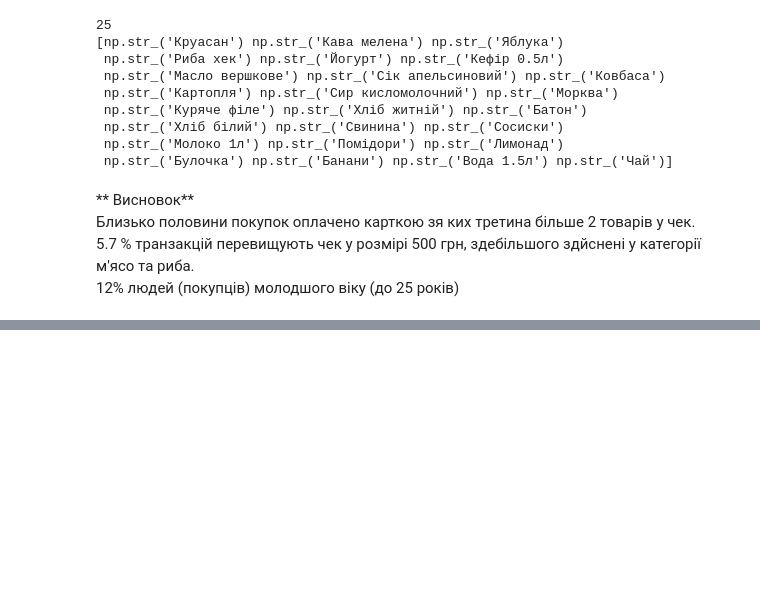
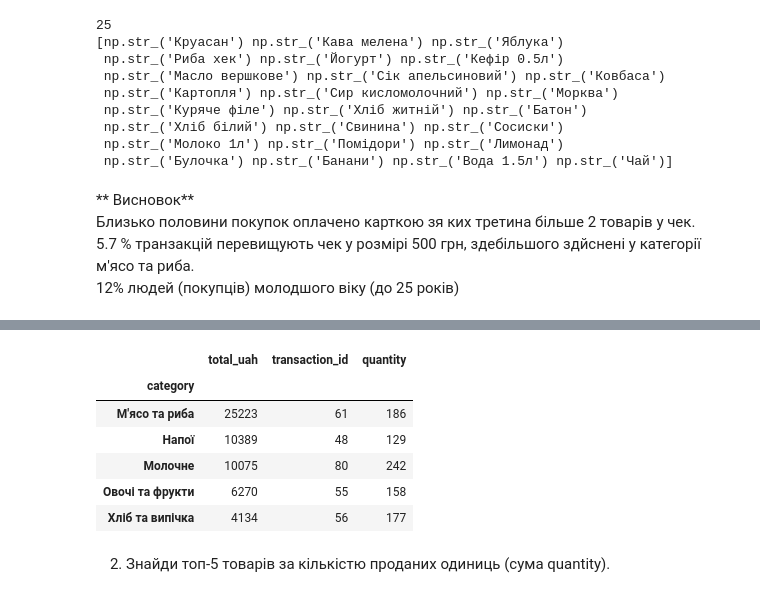
Before and after one commit to rudmaxx/DTA_Python, a Jupyter notebook: project_store_sales_analysis/store_sales_analysis.ipynb, the cells around one changed output, grey strips where cells are left out. Cells and saved outputs as stored; diff of their text form; code cells hidden in the pictures; blank space fills up the shorter version.

```diff
--- a/project_store_sales_analysis/store_sales_analysis.ipynb
+++ b/project_store_sales_analysis/store_sales_analysis.ipynb
@@ -362,0 +379,17 @@ print(pr_unique)
+# %%
+df.groupby("category").agg({
+    "total_uah" : "sum",
+    "transaction_id" : "count",
+    "quantity" : "sum"
+
+}).sort_values(by=["total_uah","transaction_id"] ,ascending=False)
+# %% [output]
+|  | total_uah | transaction_id | quantity |
+| category |  |  |  |
+| М'ясо та риба | 25223 | 61 | 186 |
+| Напої | 10389 | 48 | 129 |
+| Молочне | 10075 | 80 | 242 |
+| Овочі та фрукти | 6270 | 55 | 158 |
+| Хліб та випічка | 4134 | 56 | 177 |
+# %% [markdown]
+2. Знайди топ-5 товарів за кількістю проданих одиниць (сума quantity).
```
Also changed, not shown: parts of 3 cells of this notebook.
